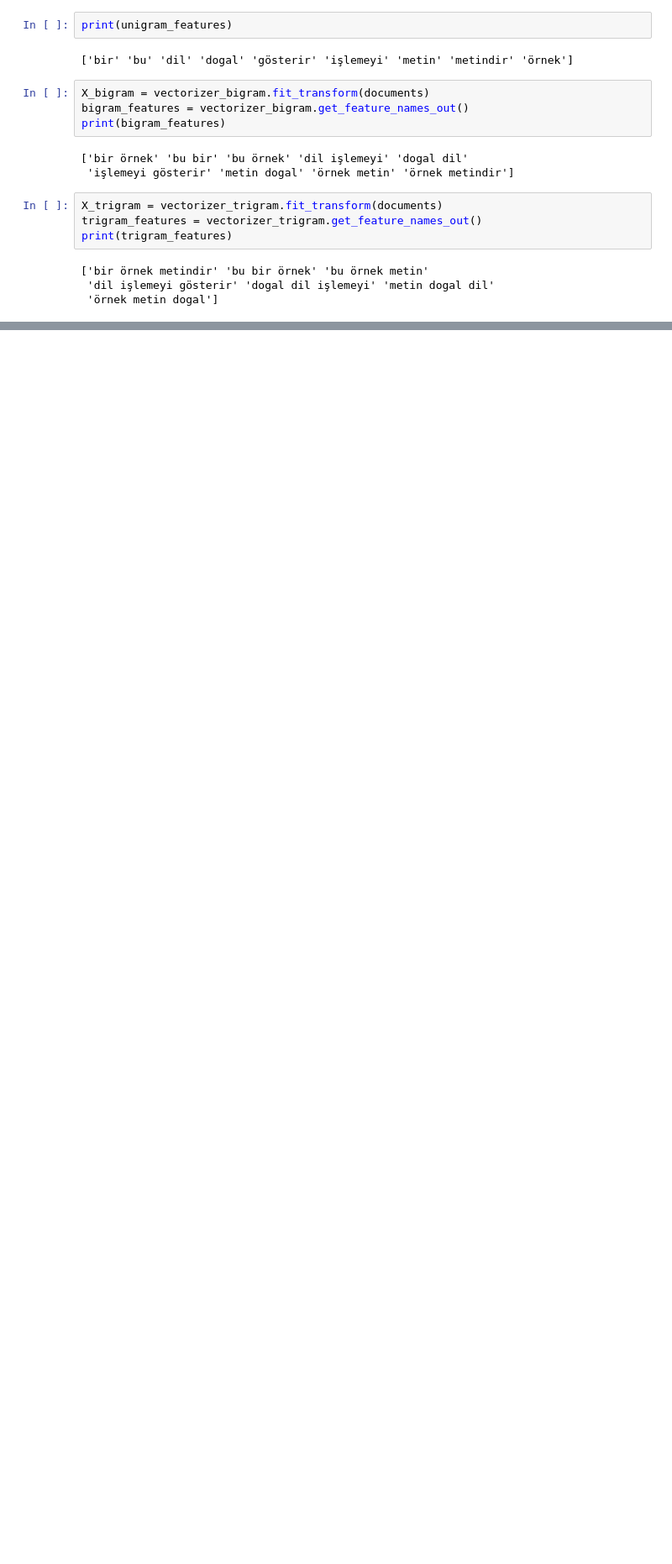
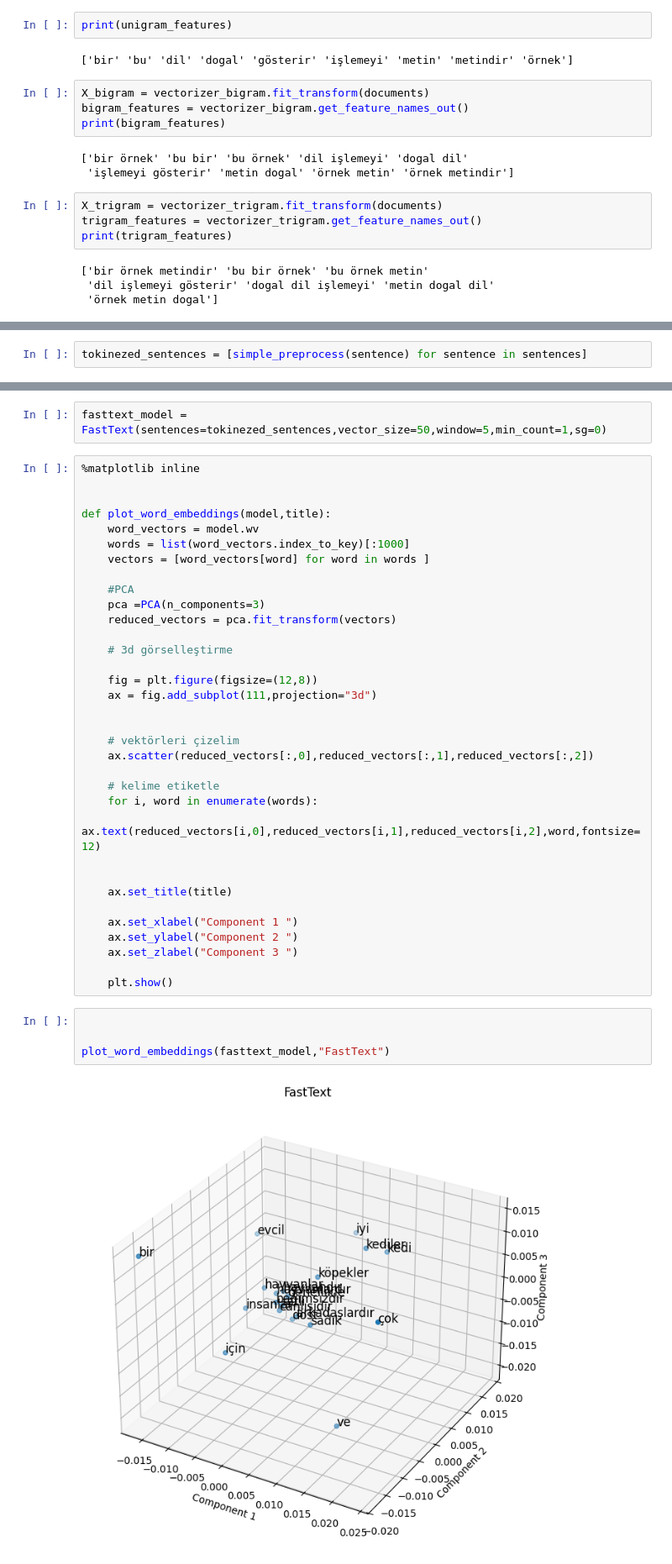
Before and after one commit to zehranurr/Learning-NLP, a Jupyter notebook: Metin_Temsili.ipynb, the cells around one changed output, grey strips where cells are left out. Shown: that part at 84% size. Saved outputs shown, nothing was run; the diff lists cells and outputs as text; blank space fills up the shorter version.

```diff
--- a/Metin_Temsili.ipynb
+++ b/Metin_Temsili.ipynb
@@ -180,0 +209,2 @@ print(trigram_features)
+# %%
+tokinezed_sentences = [simple_preprocess(sentence) for sentence in sentences]
@@ -180,0 +229,42 @@ print(trigram_features)
+# %%
+fasttext_model = FastText(sentences=tokinezed_sentences,vector_size=50,window=5,min_count=1,sg=0)
+# %%
+%matplotlib inline
+
+
+def plot_word_embeddings(model,title):
+    word_vectors = model.wv
+    words = list(word_vectors.index_to_key)[:1000]
+    vectors = [word_vectors[word] for word in words ]
+
+    #PCA
+    pca =PCA(n_components=3)
+    reduced_vectors = pca.fit_transform(vectors)
+
+    # 3d görselleştirme
+
+    fig = plt.figure(figsize=(12,8))
+    ax = fig.add_subplot(111,projection="3d")
+
+
+    # vektörleri çizelim
+    ax.scatter(reduced_vectors[:,0],reduced_vectors[:,1],reduced_vectors[:,2])
+
+    # kelime etiketle
+    for i, word in enumerate(words):
+        ax.text(reduced_vectors[i,0],reduced_vectors[i,1],reduced_vectors[i,2],word,fontsize=12)
+
+
+    ax.set_title(title)
+
+    ax.set_xlabel("Component 1 ")
+    ax.set_ylabel("Component 2 ")
+    ax.set_zlabel("Component 3 ")
+
+    plt.show()
+# %%
+
+
+plot_word_embeddings(fasttext_model,"FastText")
+# %% [output]
+[figure, added]
```
Also changed, not shown: parts of 7 cells of this notebook.
